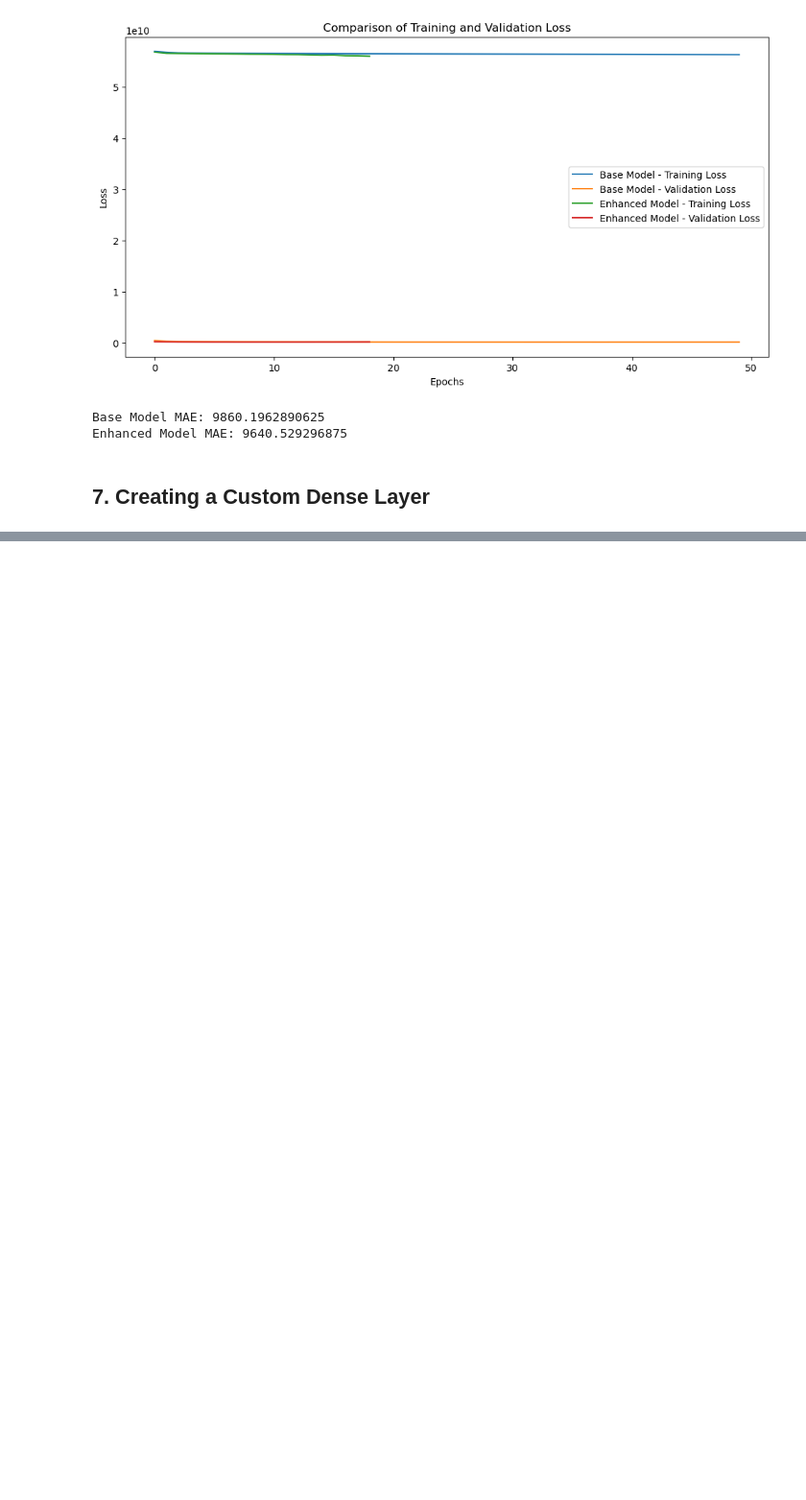
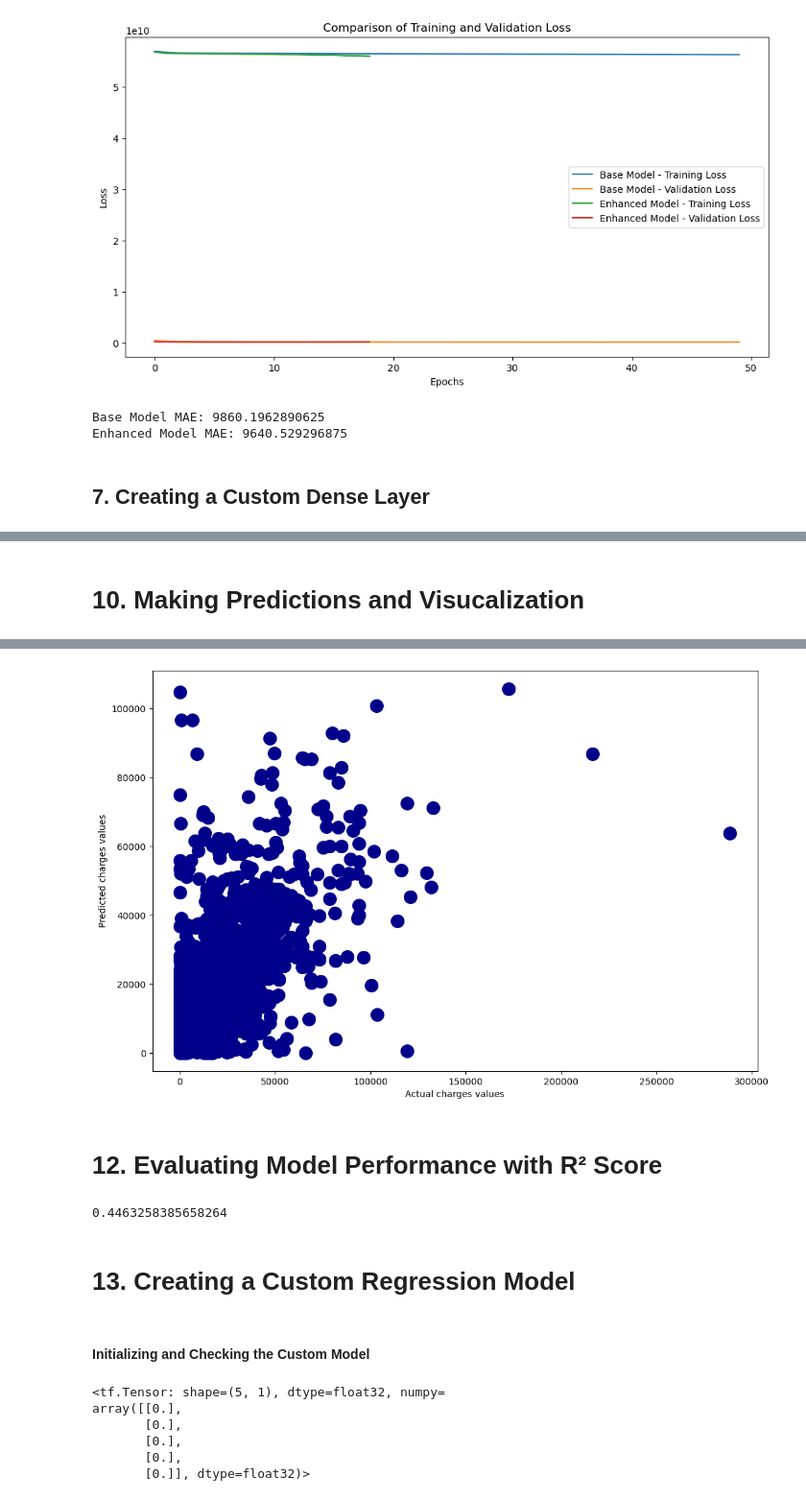
Before and after one commit to marielouisehanna/Machine_learning, a Jupyter notebook: CarPrice_2.ipynb, the cells around one changed output, grey strips where cells are left out. Shown: that part at 96% size. Saved outputs shown, nothing was run; the diff lists cells and outputs as text; code cells hidden in the pictures; blank space fills up the shorter version.

```diff
--- a/CarPrice_2.ipynb
+++ b/CarPrice_2.ipynb
@@ -364,0 +391,20 @@ class MyDense(layers.Layer):
+# %%
+def build_model():
+    model = tf.keras.Sequential([
+        MyDense(64, activation='elu', input_shape=[X_train.shape[1]]),
+        MyDense(32, activation='elu'),
+        layers.Dropout(0.2),
+        MyDense(16, activation='elu'),
+        MyDense(1)
+    ])
+
+    optimizer = tf.keras.optimizers.RMSprop(0.001)
+
+    model.compile(loss='mse',
+                  optimizer=optimizer,
+                  metrics=['mae', 'mse'])
+    return model
+# %%
+sequential_model = build_model()
+
+sequential_model.summary()
@@ -364,0 +443,14 @@ class MyDense(layers.Layer):
+# %%
+n_epochs = 1000
+
+# Use EarlyStopping to prevent overfitting
+early_stopping = tf.keras.callbacks.EarlyStopping(monitor='val_loss', patience=10, restore_best_weights=True)
+
+# Train the model
+training_hist = sequential_model.fit(
+    X_train, y_train,
+    epochs=n_epochs,
+    validation_split=0.2,
+    verbose=1,  # Show progress bar instead of 'tfdocs.modeling.EpochDots()'
+    callbacks=[early_stopping]  # Replace EpochDots with EarlyStopping
+)
@@ -364,0 +475,13 @@ class MyDense(layers.Layer):
+# %% [markdown]
+# 10. Making Predictions and Visucalization
+# %%
+y_pred = sequential_model.predict(X_test).flatten()
+
+plt.figure(figsize=(12, 8))
+
+plt.scatter(y_test, y_pred, s=200, c='darkblue')
+
+plt.xlabel('Actual charges values')
+plt.ylabel('Predicted charges values')
+plt.show()
+# %% [output]
@@ -364,0 +489,9 @@ class MyDense(layers.Layer):
+[figure, added]
+# %% [markdown]
+# 12. Evaluating Model Performance with R² Score
+# %%
+r2_score(y_test, y_pred)
+# %% [output]
+0.4463258385658264
+# %% [markdown]
+# 13. Creating a Custom Regression Model
@@ -364,0 +530,13 @@ class MyDense(layers.Layer):
+# %% [markdown]
+#### Initializing and Checking the Custom Model
+# %%
+custom_model = CustomRegressionModel(X_train.shape[1], [64, 32, 16], 'elu')
+
+custom_model(tf.zeros([5, X_train.shape[1]]))
+# %% [output]
+<tf.Tensor: shape=(5, 1), dtype=float32, numpy=
+array([[0.],
+       [0.],
+       [0.],
+       [0.],
+       [0.]], dtype=float32)>
```
Also changed, not shown: parts of 30 cells of this notebook, 2 other files.
